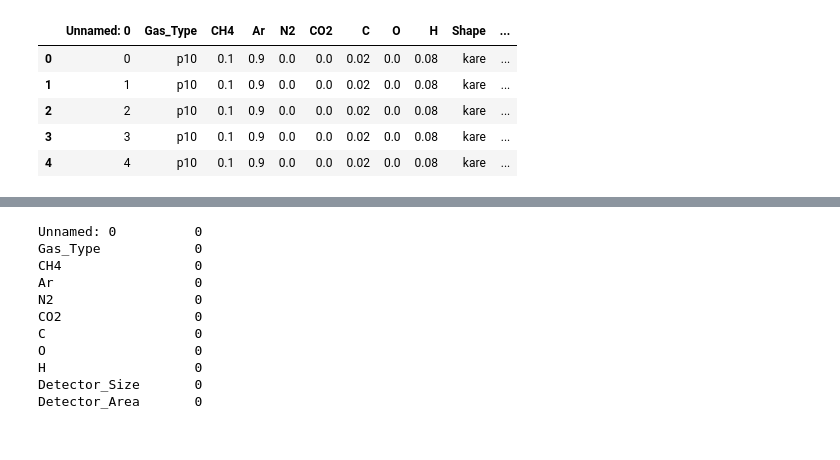
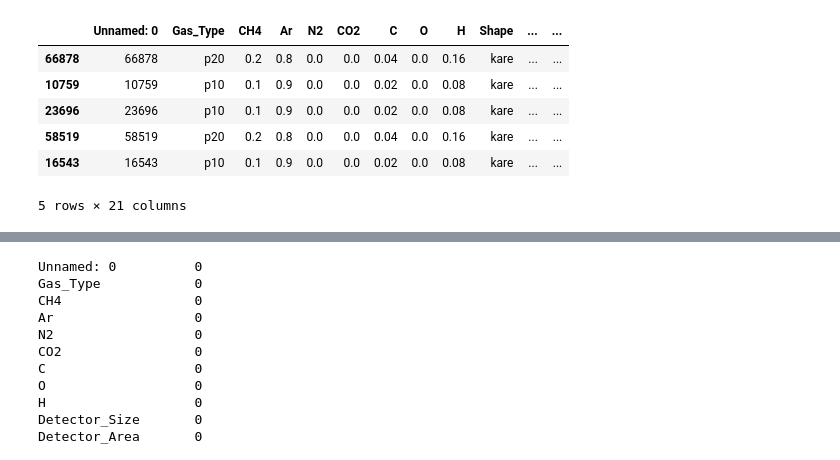
Before and after one commit to berkeryilmaz/HepML, a Jupyter notebook: rpc Ml normalize.ipynb, the cells around one changed output, grey strips where cells are left out. Saved outputs shown, nothing was run; the diff lists cells and outputs as text; code cells hidden in the pictures.

```diff
--- a/rpc Ml normalize.ipynb
+++ b/rpc Ml normalize.ipynb
@@ -10,15 +10,19 @@ import pickle
 # %%
 scaler = preprocessing.MinMaxScaler()
 # %%
-data=pd.read_csv('out time separated.csv')
+data=pd.read_csv('out time separated 2.csv')
+data=data.sample(frac=1)
+data = data[data['Successful_Read'] == True]
+data = data[data['Shape'] == 'kare']
 data.head()
 # %% [output]
-|  | Unnamed: 0 | Gas_Type | CH4 | Ar | N2 | CO2 | C | O | H | Shape | ... |
-| 0 | 0 | p10 | 0.1 | 0.9 | 0.0 | 0.0 | 0.02 | 0.0 | 0.08 | kare | ... |
-| 1 | 1 | p10 | 0.1 | 0.9 | 0.0 | 0.0 | 0.02 | 0.0 | 0.08 | kare | ... |
-| 2 | 2 | p10 | 0.1 | 0.9 | 0.0 | 0.0 | 0.02 | 0.0 | 0.08 | kare | ... |
-| 3 | 3 | p10 | 0.1 | 0.9 | 0.0 | 0.0 | 0.02 | 0.0 | 0.08 | kare | ... |
-| 4 | 4 | p10 | 0.1 | 0.9 | 0.0 | 0.0 | 0.02 | 0.0 | 0.08 | kare | ... |
+|  | Unnamed: 0 | Gas_Type | CH4 | Ar | N2 | CO2 | C | O | H | Shape | ... | ... |
+| 66878 | 66878 | p20 | 0.2 | 0.8 | 0.0 | 0.0 | 0.04 | 0.0 | 0.16 | kare | ... | ... |
+| 10759 | 10759 | p10 | 0.1 | 0.9 | 0.0 | 0.0 | 0.02 | 0.0 | 0.08 | kare | ... | ... |
+| 23696 | 23696 | p10 | 0.1 | 0.9 | 0.0 | 0.0 | 0.02 | 0.0 | 0.08 | kare | ... | ... |
+| 58519 | 58519 | p20 | 0.2 | 0.8 | 0.0 | 0.0 | 0.04 | 0.0 | 0.16 | kare | ... | ... |
+| 16543 | 16543 | p10 | 0.1 | 0.9 | 0.0 | 0.0 | 0.02 | 0.0 | 0.08 | kare | ... | ... |
+5 rows × 21 columns
 # %%
 data=data.sample(frac=1)
 #data= data[data['Detector_Size'] == 10]
```
Also changed, not shown: parts of 45 cells of this notebook, 4 other files.
